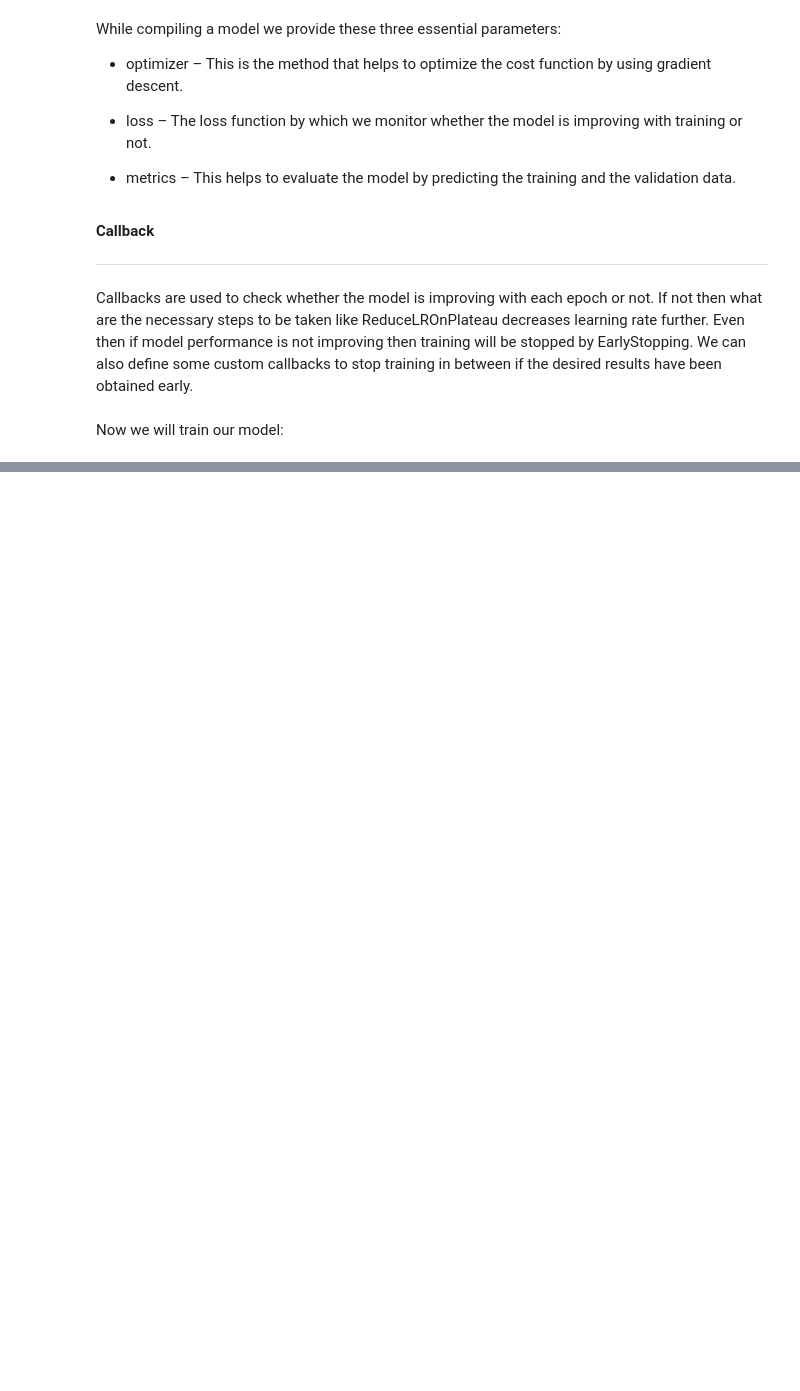
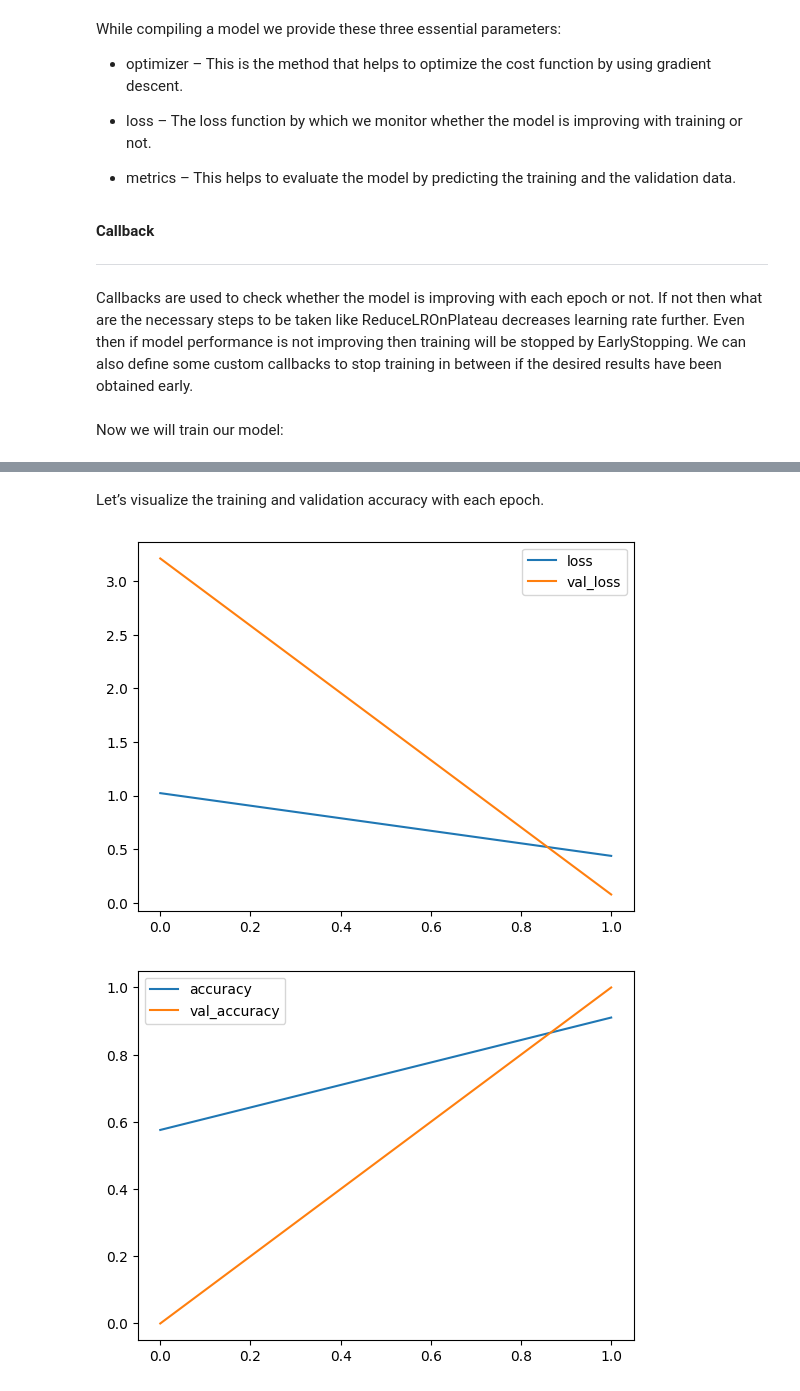
Before and after one commit to aayush1693/Lung-Cancer-Detection-using-CNN, a Jupyter notebook: lung_cancer_detection_using_cnn.ipynb, the cells around one changed output, grey strips where cells are left out. Drawn from its saved outputs; the diff is of its cells as text; code cells hidden in the pictures; blank space fills up the shorter version.

```diff
--- a/lung_cancer_detection_using_cnn.ipynb
+++ b/lung_cancer_detection_using_cnn.ipynb
@@ -145,0 +139,22 @@ print(X_train.shape, X_val.shape)
+# %%
+import numpy as np
+from sklearn.model_selection import train_test_split
+from keras.utils import to_categorical
+
+
+Y = np.array(Y)
+
+# Convert the labels to a 1D array
+Y_flattened = Y.ravel()
+
+# Ensure the labels are one-hot encoded
+one_hot_encoded_Y = to_categorical(Y_flattened)
+
+# Split the data into training and validation sets
+X_train, X_val, Y_train, Y_val = train_test_split(X, one_hot_encoded_Y,
+                                                  test_size=SPLIT,
+                                                  random_state=2022)
+
+# Print the shapes to verify
+print(X_train.shape, X_val.shape)
+print(Y_train.shape, Y_val.shape)
@@ -288,0 +311,10 @@ ValueError: Arguments `target` and `output` must have the same shape. Received:
+# %% [markdown]
+Let’s visualize the training and validation accuracy with each epoch.
+# %%
+history_df = pd.DataFrame(history.history)
+history_df.loc[:,['loss','val_loss']].plot()
+history_df.loc[:,['accuracy','val_accuracy']].plot()
+plt.show()
+# %% [output]
+[figure, added]
+[figure, added]
```
Also changed, not shown: parts of 11 cells of this notebook.
